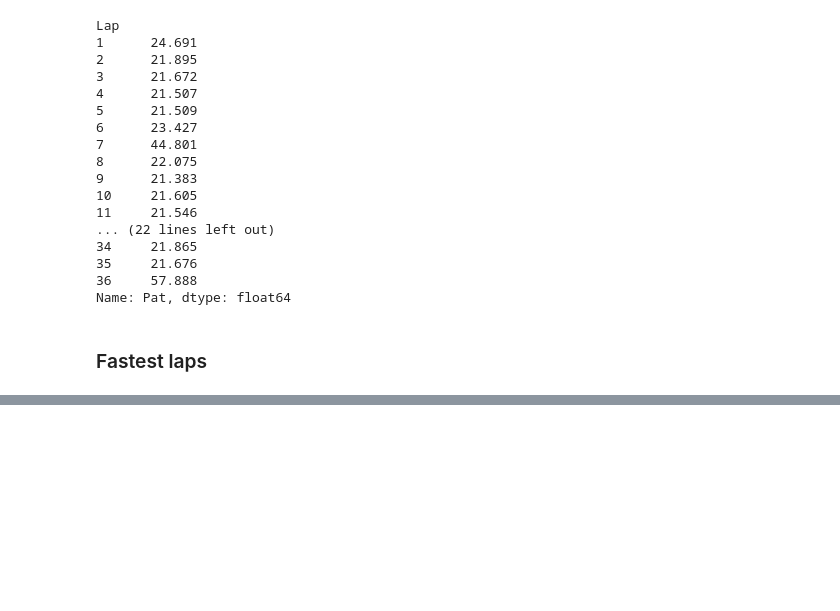
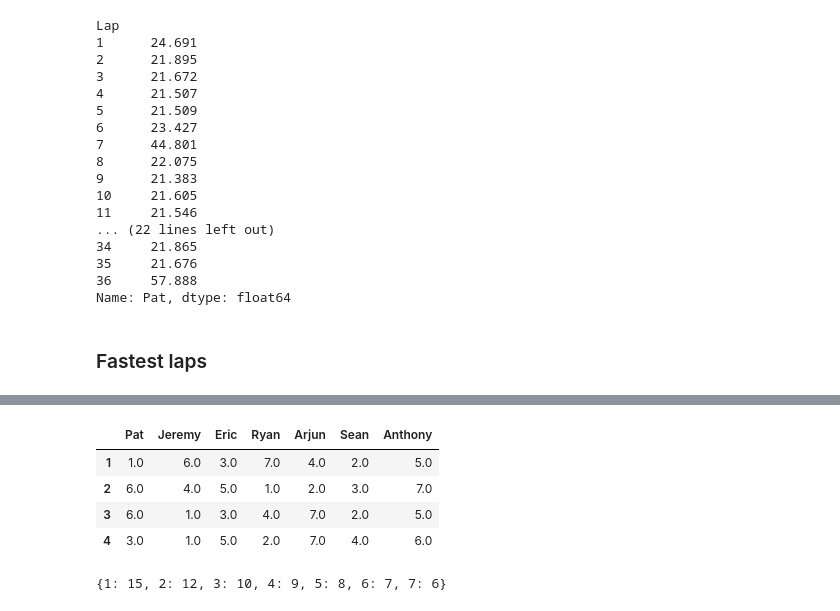
Before and after one commit to thereiswaldo/GoKarts, a Jupyter notebook: GoKart Analysis.ipynb, the cells around one changed output, grey strips where cells are left out. Drawn from its saved outputs; the diff is of its cells as text; code cells hidden in the pictures; blank space fills up the shorter version.

Commit message:
Testing various ranking methods

```diff
--- a/GoKart Analysis.ipynb
+++ b/GoKart Analysis.ipynb
@@ -79,0 +98,16 @@ Name: Pat, dtype: float64
+# %%
+import scripts.gokarts_race as kart_race
+race = kart_race.Race()
+rankings = race.get_race_ranking()
+rankings
+# %% [output]
+|  | Pat | Jeremy | Eric | Ryan | Arjun | Sean | Anthony |
+| 1 | 1.0 | 6.0 | 3.0 | 7.0 | 4.0 | 2.0 | 5.0 |
+| 2 | 6.0 | 4.0 | 5.0 | 1.0 | 2.0 | 3.0 | 7.0 |
+| 3 | 6.0 | 1.0 | 3.0 | 4.0 | 7.0 | 2.0 | 5.0 |
+| 4 | 3.0 | 1.0 | 5.0 | 2.0 | 7.0 | 4.0 | 6.0 |
+# %%
+points = kart_race.Points()
+points.mario_kart_points()
+# %% [output]
+{1: 15, 2: 12, 3: 10, 4: 9, 5: 8, 6: 7, 7: 6}
```
Also changed, not shown: parts of 9 cells of this notebook.
